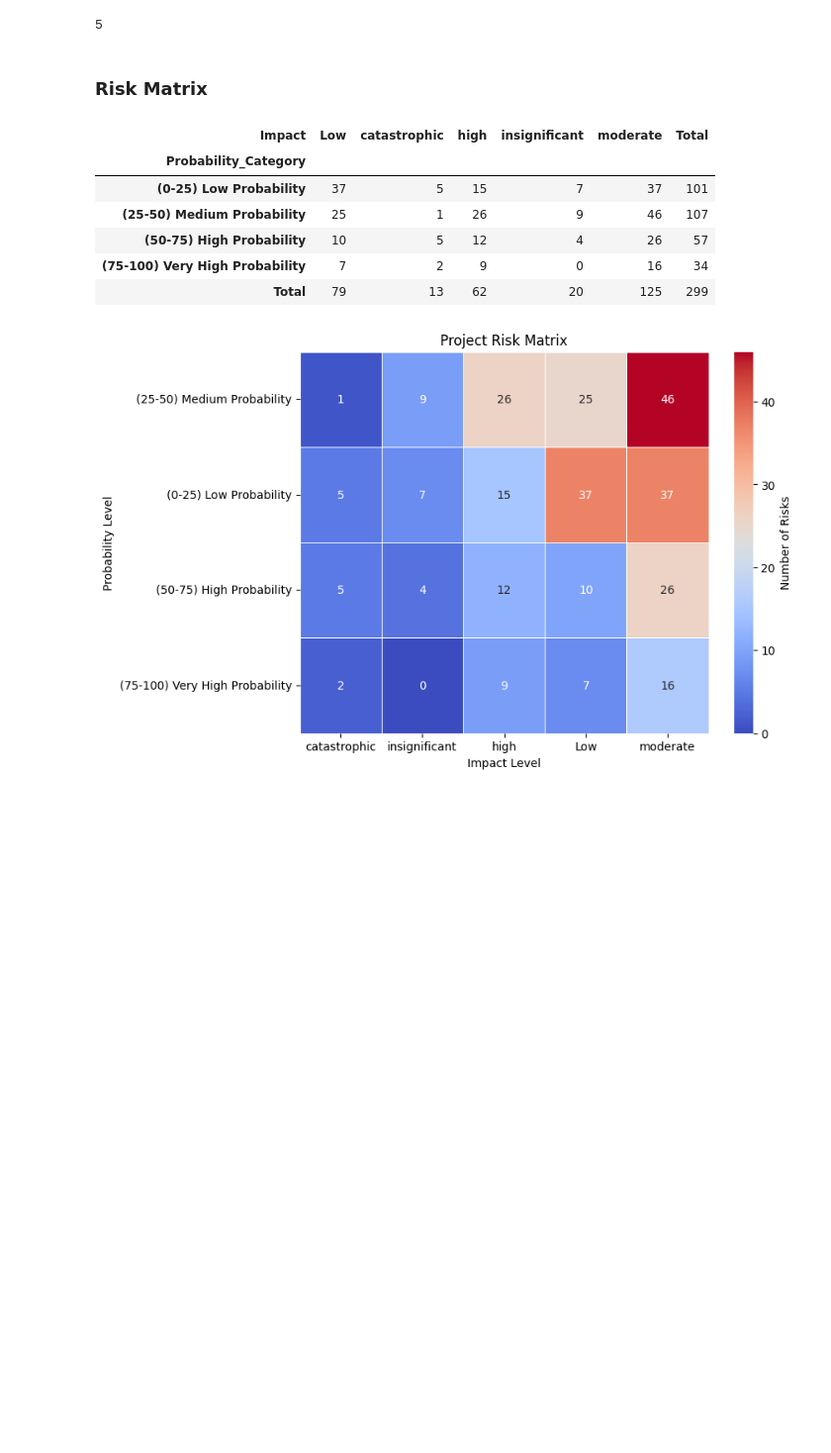
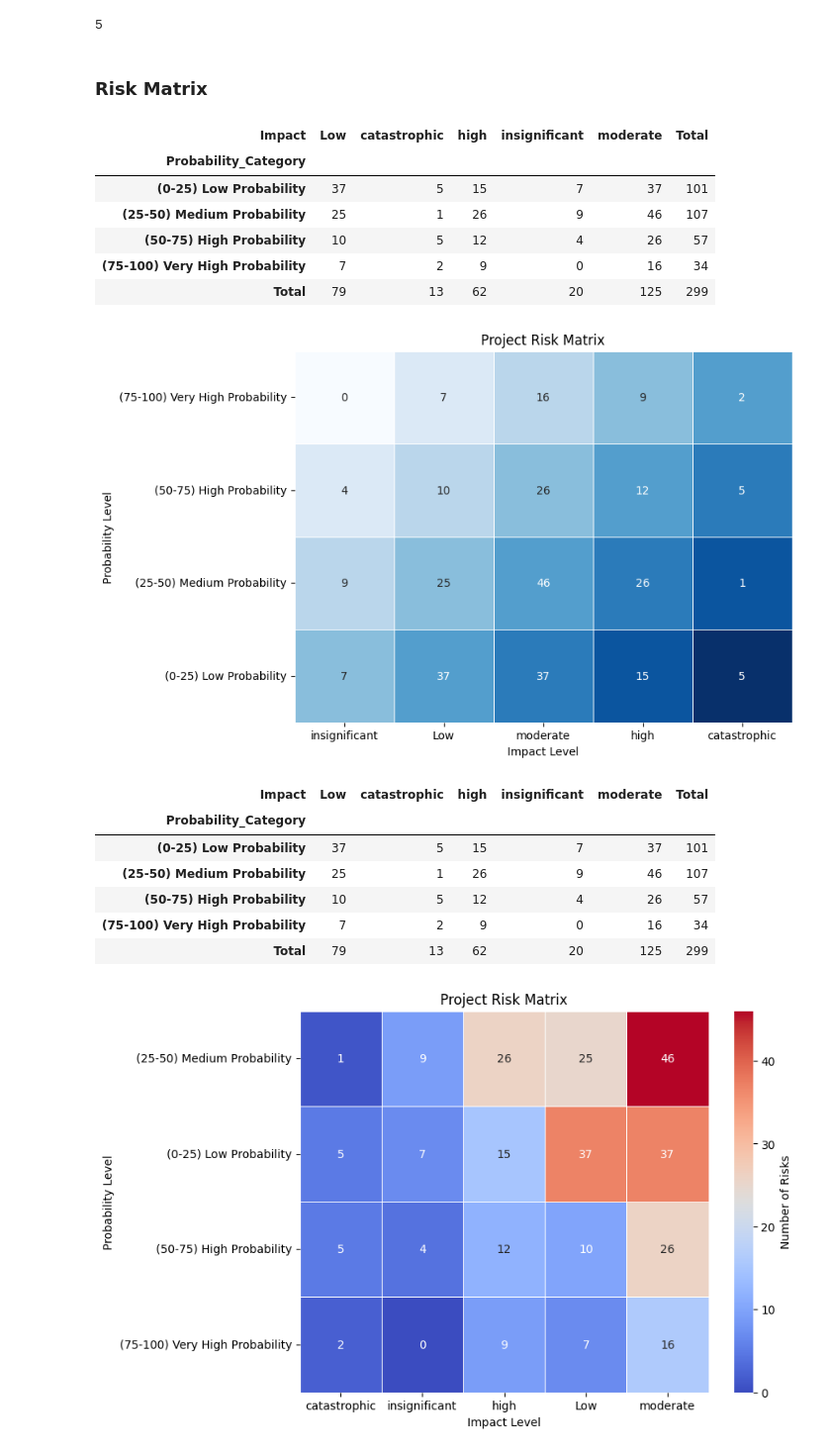
Before and after one commit to apostroef/SRS-risk-management, a Jupyter notebook: risk_matrix.ipynb, the cells around one changed output. Shown: that part at 99% size. Saved outputs shown, nothing was run; the diff lists cells and outputs as text; code cells hidden in the pictures; blank space fills up the shorter version.

Commit message:
fix: risk matrix

```diff
--- a/risk_matrix.ipynb
+++ b/risk_matrix.ipynb
@@ -52,6 +52,51 @@ print(df["Impact"].nunique())
 5
 # %% [markdown]
 ### **Risk Matrix**
+# %%
+risk_matrix_df = pd.crosstab(
+    df["Probability_Category"],
+    df["Impact"],
+    dropna=False,
+    margins=True,
+    margins_name="Total",
+)
+
+impact_order = ["insignificant", "Low", "moderate", "high", "catastrophic"]
+prob_order = sorted(df["Probability_Category"].unique(), reverse=True)
+
+
+matrix = risk_matrix_df.drop(index=["Total"], columns=["Total"]).reindex(
+    columns=impact_order, index=prob_order
+)
+rows, cols = matrix.shape
+gradient = np.add.outer(np.arange(rows)[::1], np.arange(cols))
+for i in range(rows):
+    for j in range(cols):
+        gradient[i, j] = i + j
+plt.figure(figsize=(8, 6))
+sns.heatmap(
+    gradient,  # <- use gradient for coloring
+    cmap="Blues",  # <- positional color mapping
+    cbar=False,  # <- hide meaningless colorbar
+    annot=matrix,  # <- overlay actual values
+    fmt="d",
+    linewidths=0.5,
+    xticklabels=matrix.columns,
+    yticklabels=matrix.index,
+)
+plt.title("Project Risk Matrix")
+plt.xlabel("Impact Level")
+plt.ylabel("Probability Level")
+plt.show()
+# %% [output]
+| Impact | Low | catastrophic | high | insignificant | moderate | Total |
+| Probability_Category |  |  |  |  |  |  |
+| (0-25) Low Probability | 37 | 5 | 15 | 7 | 37 | 101 |
+| (25-50) Medium Probability | 25 | 1 | 26 | 9 | 46 | 107 |
+| (50-75) High Probability | 10 | 5 | 12 | 4 | 26 | 57 |
+| (75-100) Very High Probability | 7 | 2 | 9 | 0 | 16 | 34 |
+| Total | 79 | 13 | 62 | 20 | 125 | 299 |
+[figure, added]
 # %%
 risk_matrix_df = pd.crosstab(
     df["Probability_Category"],
```
